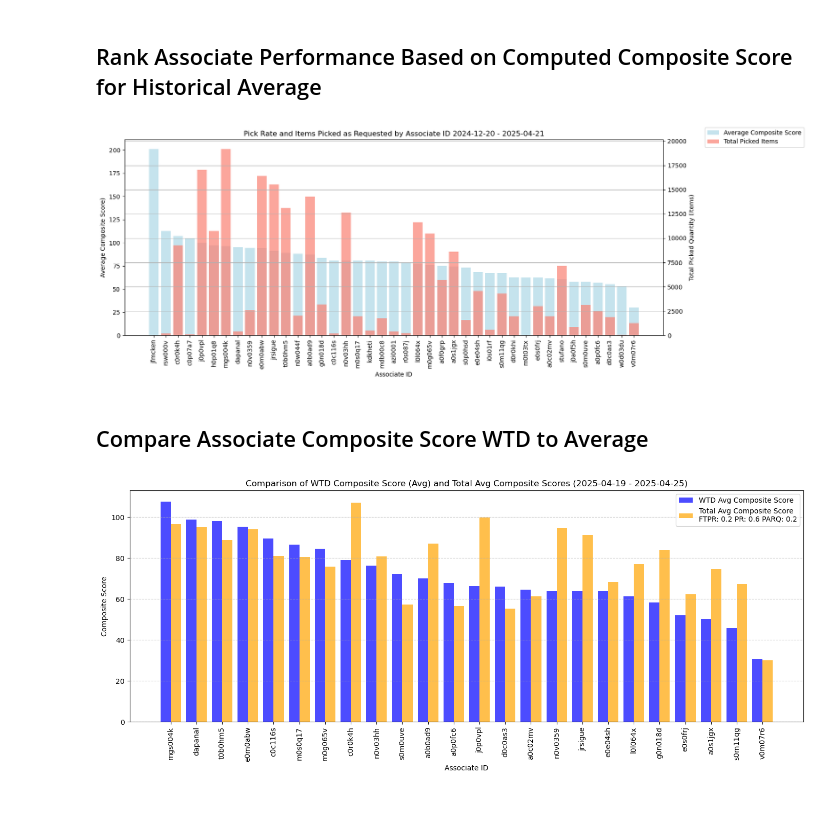
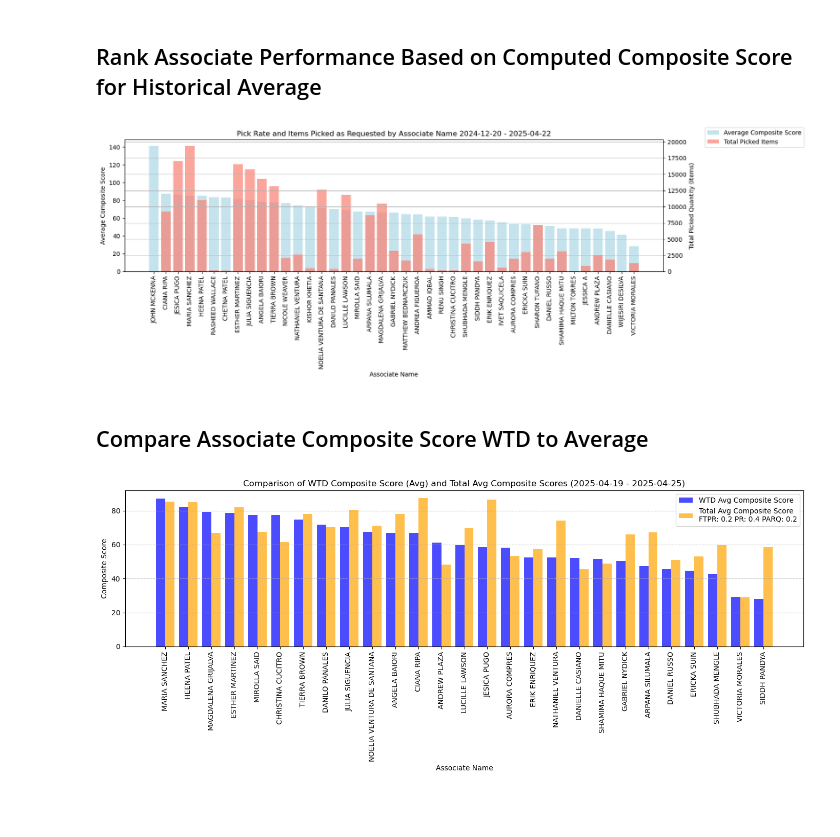
Before and after one commit to toogoodbruh/WalmartMetrics, a Jupyter notebook: WalmartAssociateMetrics.ipynb, the cells around one changed output. Saved outputs shown, nothing was run; the diff lists cells and outputs as text; code cells hidden in the pictures.

```diff
--- a/WalmartAssociateMetrics.ipynb
+++ b/WalmartAssociateMetrics.ipynb
@@ -1270,6 +1272,7 @@ today = dt.datetime.today()
 today = today.strftime("%Y-%m-%d")
 week_of_interest = df["Week"].max() #defaults to most recent week
 
+df['Pick Hours'] = df['Pick Hours'].astype(float)
 # Filter the data for the specified week
 df_week = df[df['Week'] == week_of_interest]
 df_week = df_week.loc[df_week['Store #'] == 3266, :]
@@ -1358,7 +1361,8 @@ avdf row count: 27
 df['Composite Score'] = (
     picked_as_req_modifier * df['Picked As Req Qty'] +  # Weight for Items Picked
     pickrate_modifier * df['Pick Rate'] +       # Weight for Pick Rate
-    ftpr_modifier * df['FTPR']              # Weight for FTPR
+    ftpr_modifier * df['FTPR'] +              # Weight for FTPR
+    pick_hours_modifier * df['Pick Hours'].astype(float)  # Weight for Pick Hours
 )
 
 # Find the best day for each associate
@@ -1457,13 +1462,13 @@ top_associates_per_week[['Custom Week Start', 'Associate Name', 'Picked As Req Q
 <h2>WTD Composite Score Rankings</h2>
 # %%
 # Calculate Composite Score (can modify the weights here as needed)
-df['Composite Score'] = (df['Pick Rate'] * pickrate_modifier) + (df['FTPR'] * ftpr_modifier) + (df['Picked As Req Qty'] * picked_as_req_modifier)
+df['Composite Score'] = (df['Pick Rate'] * pickrate_modifier) + (df['FTPR'] * ftpr_modifier) + (df['Picked As Req Qty'] * picked_as_req_modifier) + (df['Pick Hours'].astype(float) * pick_hours_modifier)
 
 # Filter rows where Picked As Req Qty is less than num
 df_3266 = df.loc[df['Store #'] == 3266, :]
 num = 1
-df_filtered = df[df['Picked As Req Qty'] >= num] #all stores in market 178
-df_filtered = df_3266[df_3266['Picked As Req Qty'] >= num]
+df_filtered = df[df['Picked As Req Qty'] >= picked_as_req_composite_threshold] #all stores in market 178
+df_filtered = df_3266[df_3266['Picked As Req Qty'] >= picked_as_req_composite_threshold]
 
 # Specify the week for analysis
 week_of_interest = '2025-01-18 to 2025-01-24' #manual range
@@ -1486,7 +1491,7 @@ best_day_of_week_sorted = best_day_of_week.sort_values(by='Rank')
 print('WTD Composite Scores')
 print(f'Week: {week_of_interest}')
 #print(best_day_of_week_sorted[['Associate Name', 'Day of Pick Date', 'Pick Rate', 'FTPR', 'Picked As Req Qty', 'Composite Score', 'Rank']])
-best_day_of_week_printdf = best_day_of_week_sorted[['Associate Name', 'Day of Pick Date', 'Pick Rate', 'FTPR', 'Picked As Req Qty', 'Composite Score', 'Rank']]
+best_day_of_week_printdf = best_day_of_week_sorted[['Associate Name', 'Day of Pick Date', 'Pick Rate', 'FTPR', 'Picked As Req Qty', 'Pick Hours', 'Composite Score', 'Rank']]
 best_day_of_week_printdf.head(30)
 # %% [output]
 WTD Composite Scores
@@ -1515,7 +1520,8 @@ Week: 2025-04-19 to 2025-04-25
 df['Composite Score'] = (
     (df['Pick Rate'] * pickrate_modifier) +
     (df['FTPR'] * ftpr_modifier) +
-    (df['Picked As Req Qty'] * picked_as_req_modifier)
+    (df['Picked As Req Qty'] * picked_as_req_modifier) +
+    (df['Pick Hours'] * pick_hours_modifier)
 )
 
 df_3266 = df.loc[df['Store #'] == 3266, :]
@@ -2547,8 +2553,8 @@ df_3266['Composite Score'] = pd.to_numeric(df_3266['Composite Score'], errors='c
 df_clean = df_3266.dropna(subset=['Picked As Req Qty', 'Composite Score']).copy()
 
 # Grouping by Associate ID and calculating the average Pick Rate and total Picked As Req Qty
-avg_composite_score = df_clean.groupby('Associate ID')['Composite Score'].mean().sort_values(ascending=False)
-total_picked_qty = df_clean.groupby('Associate ID')['Picked As Req Qty'].sum()
+avg_composite_score = df_clean.groupby('Associate Name')['Composite Score'].mean().sort_values(ascending=False)
+total_picked_qty = df_clean.groupby('Associate Name')['Picked As Req Qty'].sum()
 
 # Plotting side-by-side bar plot for average Pick Rate and total Picked As Req Qty
 fig, ax1 = plt.subplots(figsize=(14, 6))
@@ -2559,9 +2565,9 @@ total_picked_qty.index = total_picked_qty.index.astype(str)
 
 # Bar plot for average Pick Rate (items per hour)
 ax1.bar(avg_composite_score.index, avg_composite_score, color='lightblue', alpha=0.7, label='Average Composite Score')
-ax1.set_xlabel('Associate ID')
-ax1.set_ylabel('Average Composite Score)')
-ax1.set_title(f'Pick Rate and Items Picked as Requested by Associate ID {oldest_pick_date} - {last_pick_date}')
+ax1.set_xlabel('Associate Name')
+ax1.set_ylabel('Average Composite Score')
+ax1.set_title(f'Pick Rate and Items Picked as Requested by Associate Name {oldest_pick_date} - {last_pick_date}')
 
 # Creating a second y-axis for total picked quantity (Items)
 ax2 = ax1.twinx()
@@ -2582,7 +2588,7 @@ plt.grid()
 # Display the plot
 plt.show()
 # %% [output]
-[figure, old version]
+[figure, new version]
 # %% [markdown]
 <h2>Compare Associate Composite Score WTD to Average</h2>
 # %%
@@ -2613,16 +2619,16 @@ most_recent_week_data = most_recent_week_data[most_recent_week_data['Composite S
 
 # Step 3: Calculate last week's and total average Composite Score (only for associates present last week)
 last_week_avg_composite_score = (
-    most_recent_week_data.groupby(['Associate ID'])['Composite Score']
+    most_recent_week_data.groupby(['Associate Name'])['Composite Score']
     .mean()
 )
 
 # Filter df_clean to include only associates who had a score last week
-df_clean_filtered = df_clean[df_clean['Associate ID'].isin(last_week_avg_composite_score.index)]
+df_clean_filtered = df_clean[df_clean['Associate Name'].isin(last_week_avg_composite_score.index)]
 
 # Compute total average Composite Score (only for associates in last_week_avg_composite_score)
 total_avg_composite_score = (
-    df_clean_filtered.groupby(['Associate ID'])['Composite Score']
+    df_clean_filtered.groupby(['Associate Name'])['Composite Score']
     .mean()
 )
 
@@ -2646,35 +2652,35 @@ ax.bar(
     width=width,
     label='WTD Avg Composite Score',
     color='blue',
     alpha=0.7
 )
 ax.bar(
     [pos + width / 2 for pos in x],
     comparison_df['Total Avg Composite Score'],
     width=width,
     label=f'Total Avg Composite Score \nFTPR: {ftpr_modifier} PR: {pickrate_modifier} PARQ: {picked_as_req_modifier}',
     color='orange',
     alpha=0.7
 )
 
 # Add labels and title
-ax.set_xlabel('Associate ID')
+ax.set_xlabel('Associate Name')
 ax.set_ylabel('Composite Score')
 ax.set_title(f'Comparison of WTD Composite Score (Avg) and Total Avg Composite Scores ({last_full_week_start.date()} - {last_full_week_end.date()})')
 
 # Set x-ticks and labels
 ax.set_xticks(x)
 ax.set_xticklabels(comparison_df.index, rotation=90)
 
 # Add a legend
 ax.legend()
 
 # Display grid and plot
 plt.grid(axis='y', linestyle='--', alpha=0.7)
 plt.tight_layout()
 plt.show()
 # %% [output]
-[figure, old version]
+[figure, new version]
 # %% [markdown]
 <h2></h2>
 # %% [markdown]
```
Also changed, not shown: parts of 41 cells of this notebook.
